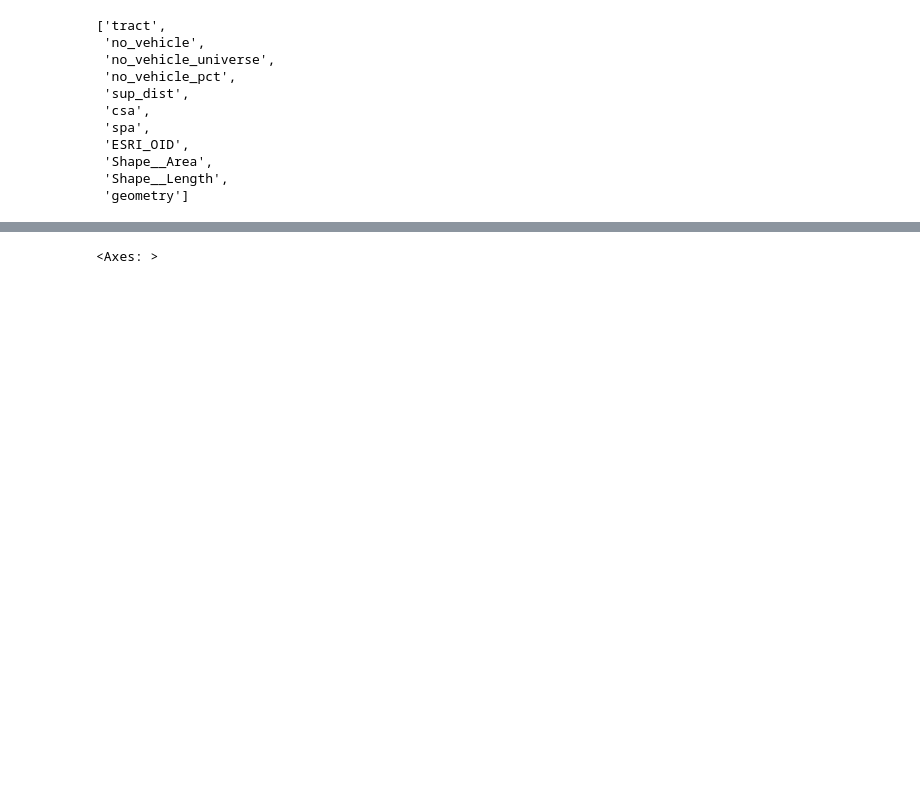
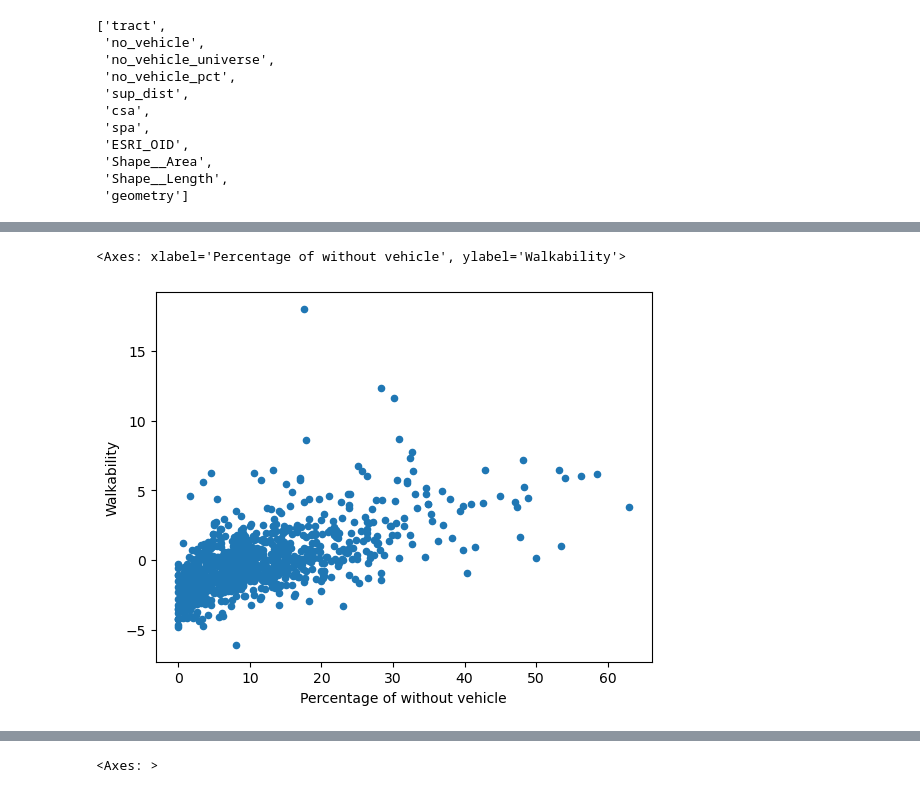
Before and after one commit to tomo-ujikawa/up221-tomohiro, a Jupyter notebook: GroupAssignment3/Means_of_transportation.ipynb, the cells around one changed output, grey strips where cells are left out. Saved outputs shown, nothing was run; the diff lists cells and outputs as text; code cells hidden in the pictures; blank space fills up the shorter version.

```diff
--- a/GroupAssignment3/Means_of_transportation.ipynb
+++ b/GroupAssignment3/Means_of_transportation.ipynb
@@ -336,3 +467,8 @@ tracts2.columns = ['tract',
+# %%
+tracts_combined2.plot.scatter(x='Percentage of without vehicle',y='Walkability')
+# %% [output]
+<Axes: xlabel='Percentage of without vehicle', ylabel='Walkability'>
+[figure, added]
 # %%
 # Clipping census tracts to selected_cities. Clip will select tracts
 tracts2cities = gpd.clip(tracts2, selected_cities)
```
Also changed, not shown: parts of 14 cells of this notebook, 3 other files.
